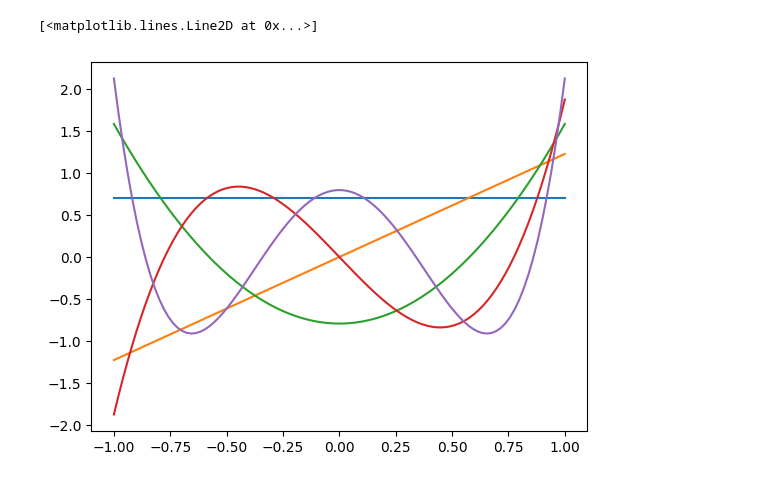
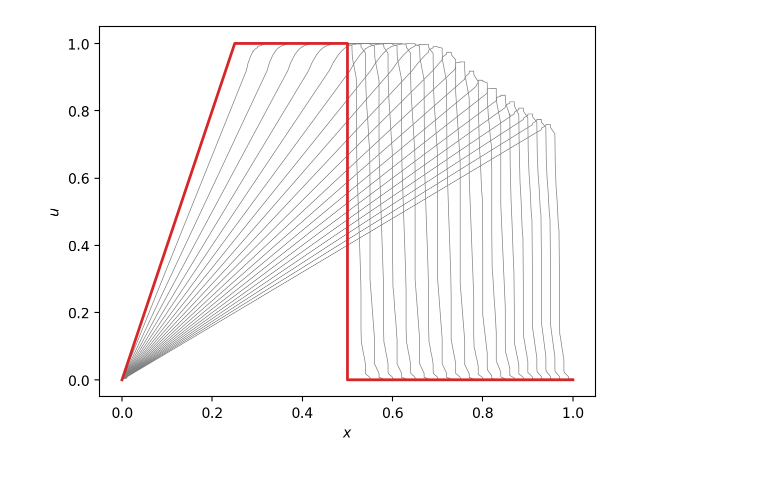
Before and after one commit to lukeolson/cs555-demos, a Jupyter notebook: 09-dg.ipynb, the cells around one changed output. Drawn from its saved outputs; the diff is of its cells as text; code cells hidden in the pictures.

```diff
--- a/09-dg.ipynb
+++ b/09-dg.ipynb
@@ -105,13 +106,3 @@ def plotmodal(xx, u, mesh, u2=None):
     if u2 is not None:
         plt.plot(zz, u2(zz), color='tab:red', lw=1)
     plt.show()
-# %%
-x = np.linspace(-1, 1, 100)
-plt.plot(x, nlegendre(0)(x))
-plt.plot(x, nlegendre(1)(x))
-plt.plot(x, nlegendre(2)(x))
-plt.plot(x, nlegendre(3)(x))
-plt.plot(x, nlegendre(4)(x))
-# %% [output]
-[<matplotlib.lines.Line2D at 0x...>]
-[figure, removed]
@@ -127,3 +217,45 @@ u = uinit(xx)
+# %%
+T = 1
+dt = 0.0001
+nstep = int(np.ceil(T/dt))
+step = 0
+mesh = Mesh(p=6, nel=100)
+M = mesh.M
+xx = mesh.xx
+u = uinit(xx)
+u0 = u.copy()
+uplot = [u0.copy()]
+
+errs = []
+for step in tqdm(range(1, nstep+1), desc='time step', position=1, leave=True):
+    # SSP 3 time stepping
+    u1 = u + dt * L(u, mesh)
+    u1 = slope_limiter(u1, mesh)
+    u2 = (1/4) * (3 * u + u1 + dt * L(u1, mesh))
+    u2 = slope_limiter(u2, mesh)
+    u[:] = (1/3) * (u + 2 * u2 + 2 * dt * L(u2, mesh))
+    u = slope_limiter(u, mesh)
+
+    if step % 500 == 0:
+        uplot.append(u.copy())
+    step += 1
+    e = np.dot((u-u0).ravel(), (M @ (u-u0)).ravel())
+    errs.append(np.sqrt(e))
+# %%
+fig, ax = plt.subplots()
+for i, uu in enumerate(uplot[1:]):
+    ax.plot(xx.ravel(order='F'), uu.ravel(order='F'), '-',
+            color='tab:gray', lw=0.5)
+
+uu = uplot[0]
+ax.plot(xx.ravel(order='F'), uu.ravel(order='F'), '-',
+        color='tab:red', lw=2.0)
+
+ax.set_xlabel('$x$')
+ax.set_ylabel('$u$')
+plt.show()
+# %% [output]
+[figure, added]
 # %%
 def mytest(test):
     @functools.wraps(test)
```
Also changed, not shown: parts of 8 cells of this notebook.
